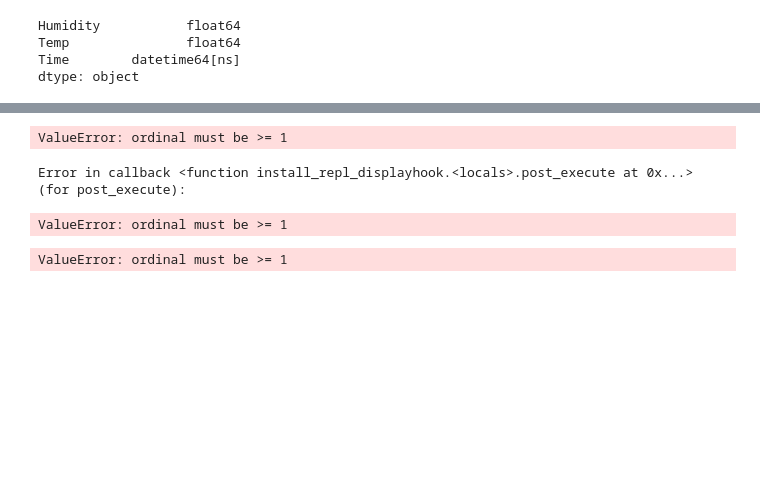
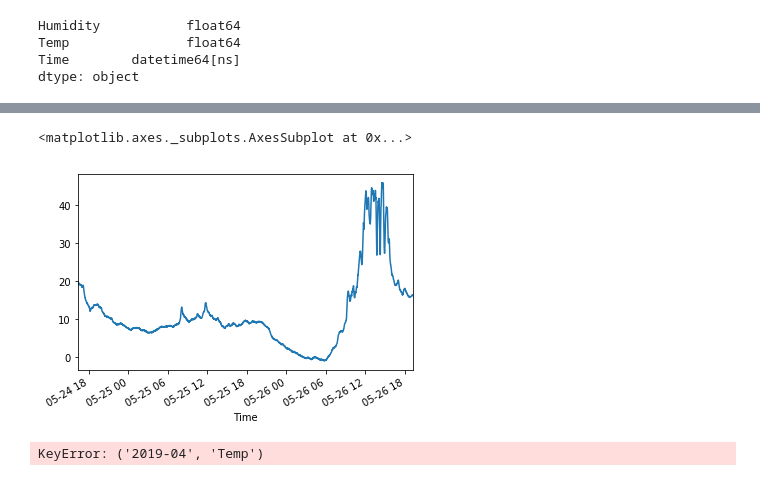
Before and after one commit to tarkus1/irrigation, a Jupyter notebook: moisture.ipynb, the cells around one changed output, grey strips where cells are left out. Drawn from its saved outputs; the diff is of its cells as text; code cells hidden in the pictures; blank space fills up the shorter version.

Commit message:
time series plot working

```diff
--- a/moisture.ipynb
+++ b/moisture.ipynb
@@ -35,0 +46,3 @@ dtype: object
+# %%
+moist = moist.set_index('Time')
+moist.head()
@@ -35,0 +57,4 @@ dtype: object
+# %%
+moist['Week']=moist.index.weekofyear
+moist['freq']=moist.index.freq
+moist.head()
@@ -36,7 +91,11 @@ dtype: object
+# %%
+import matplotlib.pyplot as plt
+
+moist['Humidity'].plot()
+# %% [output]
+<matplotlib.axes._subplots.AxesSubplot at 0x...>
+[figure, added]
 # %%
-lines = moist.plot.line('Temp')
+lines = moist['2019-04','Temp'].plot()
 # %% [output]
-ValueError: ordinal must be >= 1
+KeyError: ('2019-04', 'Temp')
-Error in callback <function install_repl_displayhook.<locals>.post_execute at 0x...> (for post_execute):
-ValueError: ordinal must be >= 1
-ValueError: ordinal must be >= 1
```
Also changed, not shown: parts of 6 cells of this notebook.
